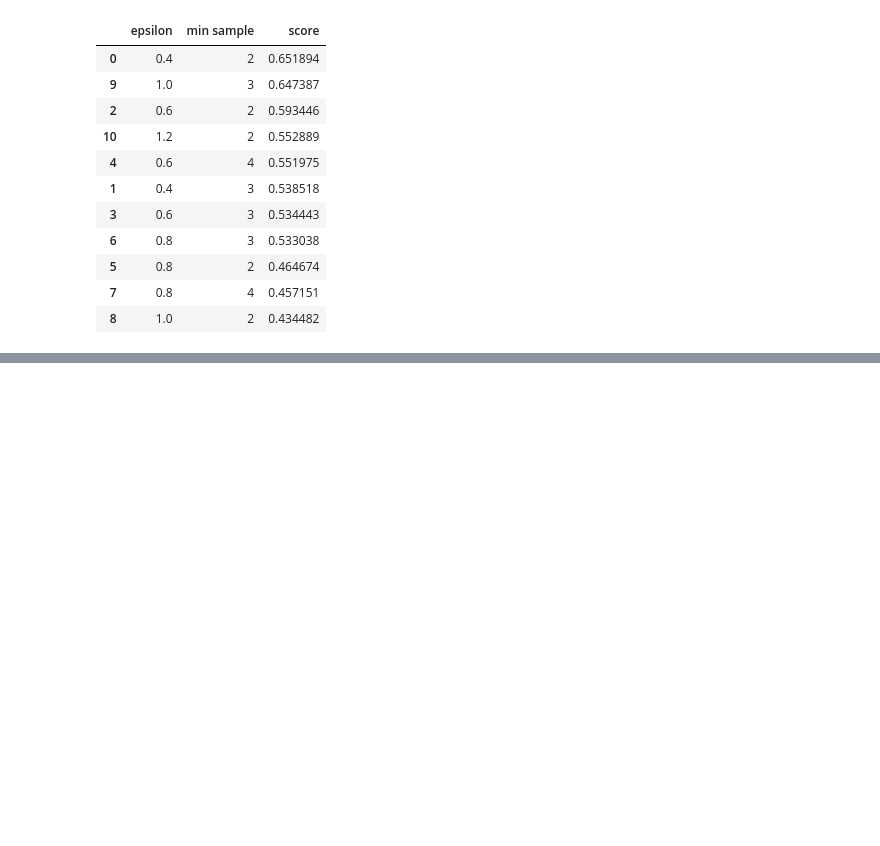
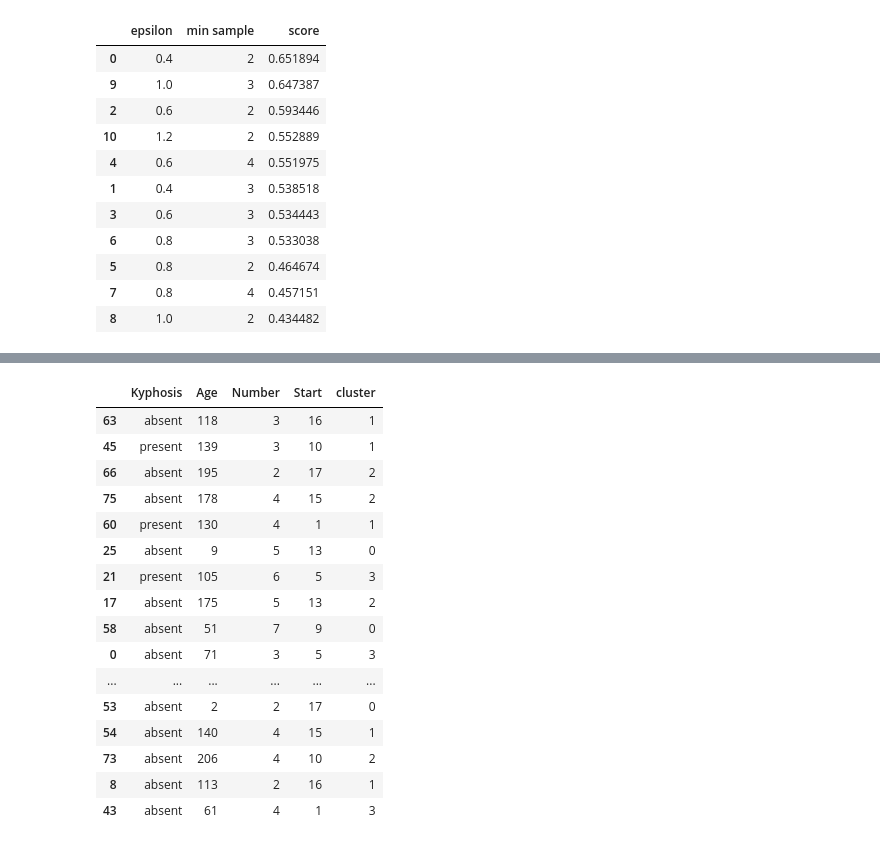
Before and after one commit to DAI-ai-code/Machine-Learning, a Jupyter notebook: day9/4_dbscan.ipynb, the cells around one changed output, grey strips where cells are left out. Cells and saved outputs as stored; diff of their text form; code cells hidden in the pictures; blank space fills up the shorter version.

```diff
--- a/day9/4_dbscan.ipynb
+++ b/day9/4_dbscan.ipynb
@@ -147,0 +156,7 @@ scores.sort_values('score', ascending=False)
+# %%
+df = pd.read_csv('..\\Datasets\\cases\\Kyphosis\\Kyphosis.csv')
+y = df['Kyphosis']
+X = df.drop('Kyphosis', axis=1)
+train, test = train_test_split(df, test_size=0.3, random_state=25, stratify=y)
+X_train, y_train = train.drop('Kyphosis', axis=1), train['Kyphosis']
+X_test, y_test = test.drop('Kyphosis', axis=1), test['Kyphosis']
@@ -147,0 +188,22 @@ scores.sort_values('score', ascending=False)
+# %%
+cluster = KMeans(random_state=25, n_clusters=4)
+cluster.fit(X_train)
+train['cluster'] = cluster.labels_
+# %% [output]
+|  | Kyphosis | Age | Number | Start | cluster |
+| 63 | absent | 118 | 3 | 16 | 1 |
+| 45 | present | 139 | 3 | 10 | 1 |
+| 66 | absent | 195 | 2 | 17 | 2 |
+| 75 | absent | 178 | 4 | 15 | 2 |
+| 60 | present | 130 | 4 | 1 | 1 |
+| 25 | absent | 9 | 5 | 13 | 0 |
+| 21 | present | 105 | 6 | 5 | 3 |
+| 17 | absent | 175 | 5 | 13 | 2 |
+| 58 | absent | 51 | 7 | 9 | 0 |
+| 0 | absent | 71 | 3 | 5 | 3 |
+| ... | ... | ... | ... | ... | ... |
+| 53 | absent | 2 | 2 | 17 | 0 |
+| 54 | absent | 140 | 4 | 15 | 1 |
+| 73 | absent | 206 | 4 | 10 | 2 |
+| 8 | absent | 113 | 2 | 16 | 1 |
+| 43 | absent | 61 | 4 | 1 | 3 |
```
Also changed, not shown: parts of 3 cells of this notebook.
